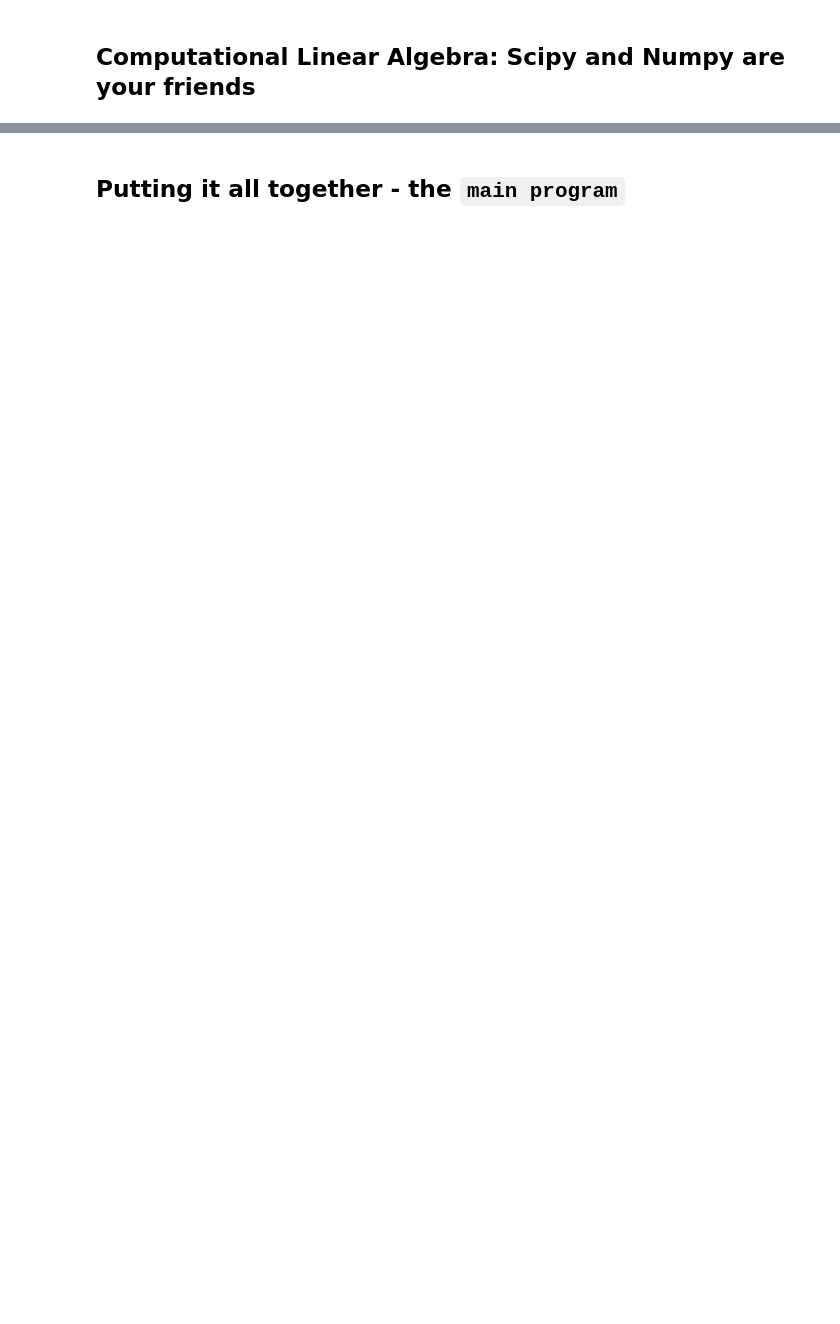
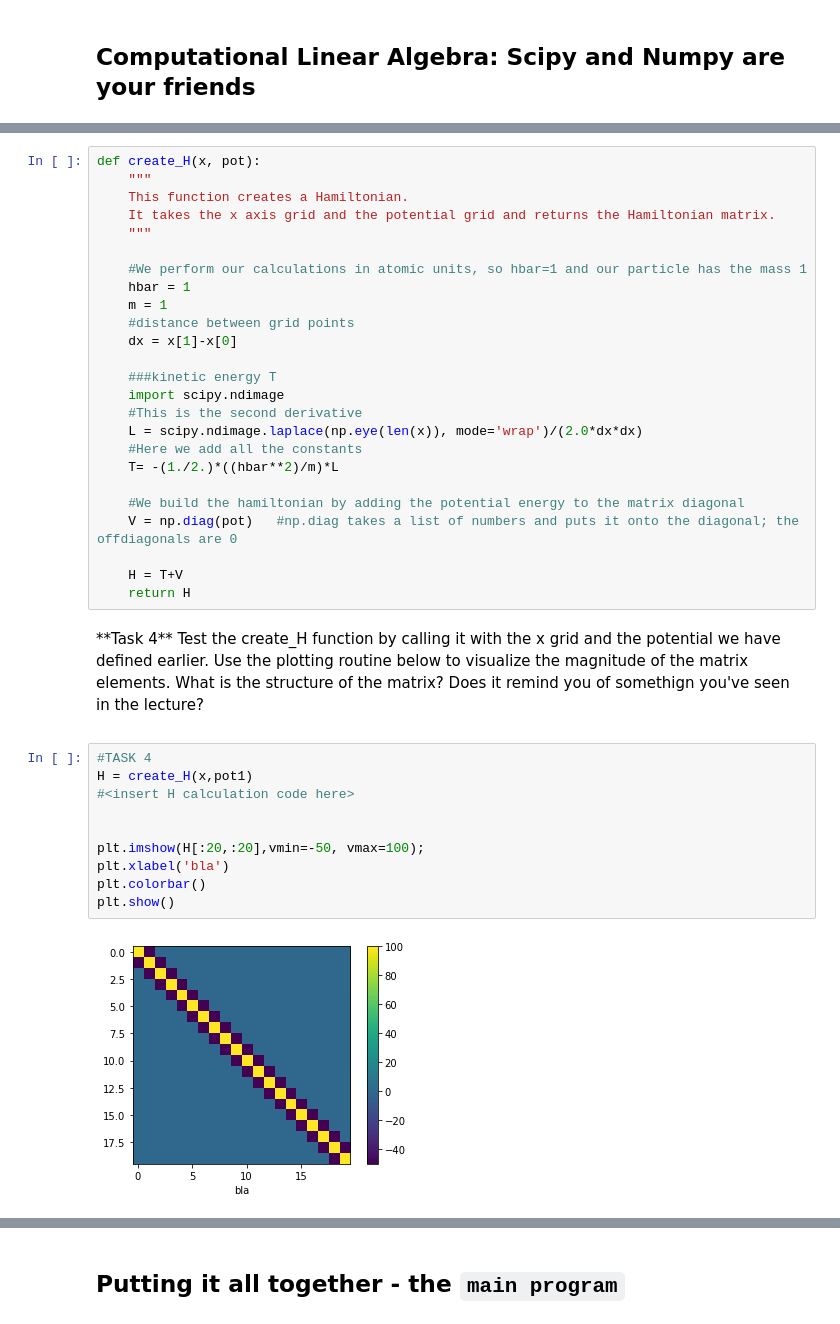
Before and after one commit to whitepeaony/CH274, a Jupyter notebook: KS_3_Class.ipynb, the cells around one changed output, grey strips where cells are left out. Cells and saved outputs as stored; diff of their text form; blank space fills up the shorter version.

Commit message:
Key Skills lecture 3 added

```diff
--- a/KS_3_Class.ipynb
+++ b/KS_3_Class.ipynb
@@ -209,0 +347,42 @@ plt.show()
+# %%
+def create_H(x, pot):
+    """
+    This function creates a Hamiltonian.
+    It takes the x axis grid and the potential grid and returns the Hamiltonian matrix.
+    """
+
+    #We perform our calculations in atomic units, so hbar=1 and our particle has the mass 1
+    hbar = 1
+    m = 1
+    #distance between grid points
+    dx = x[1]-x[0]
+
+    ###kinetic energy T
+    import scipy.ndimage
+    #This is the second derivative
+    L = scipy.ndimage.laplace(np.eye(len(x)), mode='wrap')/(2.0*dx*dx)
+    #Here we add all the constants
+    T= -(1./2.)*((hbar**2)/m)*L
+
+    #We build the hamiltonian by adding the potential energy to the matrix diagonal
+    V = np.diag(pot)   #np.diag takes a list of numbers and puts it onto the diagonal; the offdiagonals are 0
+
+    H = T+V
+    return H
+# %% [markdown]
+<div class=warn>
+<p> **Task 4** Test the create_H function by calling it with the x grid and the potential we have defined earlier. Use the plotting routine below to visualize the magnitude of the matrix elements. What is the structure of the matrix? Does it remind you of somethign you've seen in the lecture? </p>
+
+</div>
+# %%
+#TASK 4
+H = create_H(x,pot1)
+#<insert H calculation code here>
+
+
+plt.imshow(H[:20,:20],vmin=-50, vmax=100);
+plt.xlabel('bla')
+plt.colorbar()
+plt.show()
+# %% [output]
+[figure, added]
```
Also changed, not shown: parts of 42 cells of this notebook, 1 other file.
